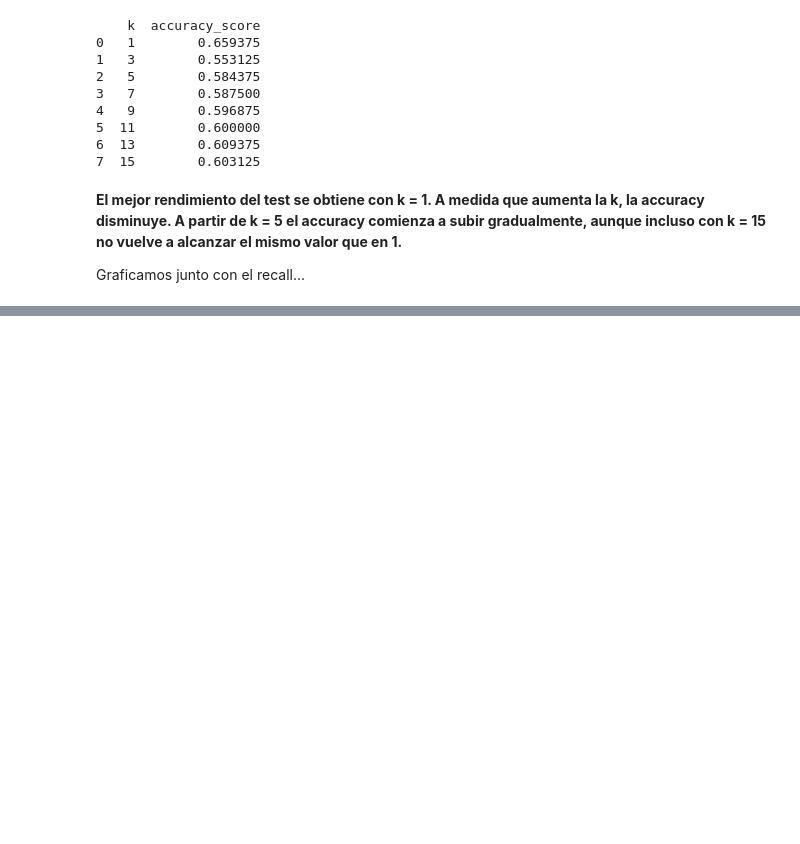
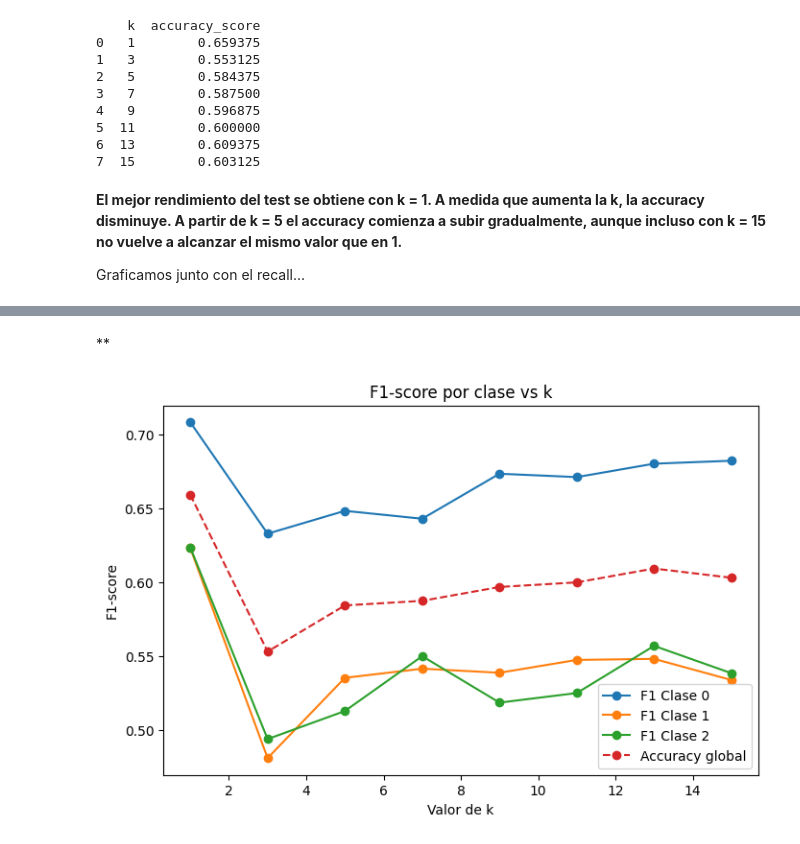
Before and after one commit to 4GeeksAcademy/ekbalam11-machine-learning, a Jupyter notebook: src/08-k-nearest-neighbours-winequality-red.ipynb, the cells around one changed output, grey strips where cells are left out. Saved outputs shown, nothing was run; the diff lists cells and outputs as text; code cells hidden in the pictures; blank space fills up the shorter version.

```diff
--- a/src/08-k-nearest-neighbours-winequality-red.ipynb
+++ b/src/08-k-nearest-neighbours-winequality-red.ipynb
@@ -345,0 +324,20 @@ plt.show()
+# %% [markdown]
+**
+# %%
+f1_0 = results_df["classification_report"].apply(lambda x: x["0"]["f1-score"])
+f1_1 = results_df["classification_report"].apply(lambda x: x["1"]["f1-score"])
+f1_2 = results_df["classification_report"].apply(lambda x: x["2"]["f1-score"])
+
+plt.figure(figsize=(8,5))
+plt.plot(results_df["k"], f1_0, marker="o", label="F1 Clase 0")
+plt.plot(results_df["k"], f1_1, marker="o", label="F1 Clase 1")
+plt.plot(results_df["k"], f1_2, marker="o", label="F1 Clase 2")
+plt.plot(results_df["k"], results_df["accuracy_score"], marker="o", linestyle="--", label="Accuracy global")
+
+plt.xlabel("Valor de k")
+plt.ylabel("F1-score")
+plt.title("F1-score por clase vs k")
+plt.legend()
+plt.show()
+# %% [output]
+[figure, added]
```
Also changed, not shown: parts of 6 cells of this notebook, 1 other file.
